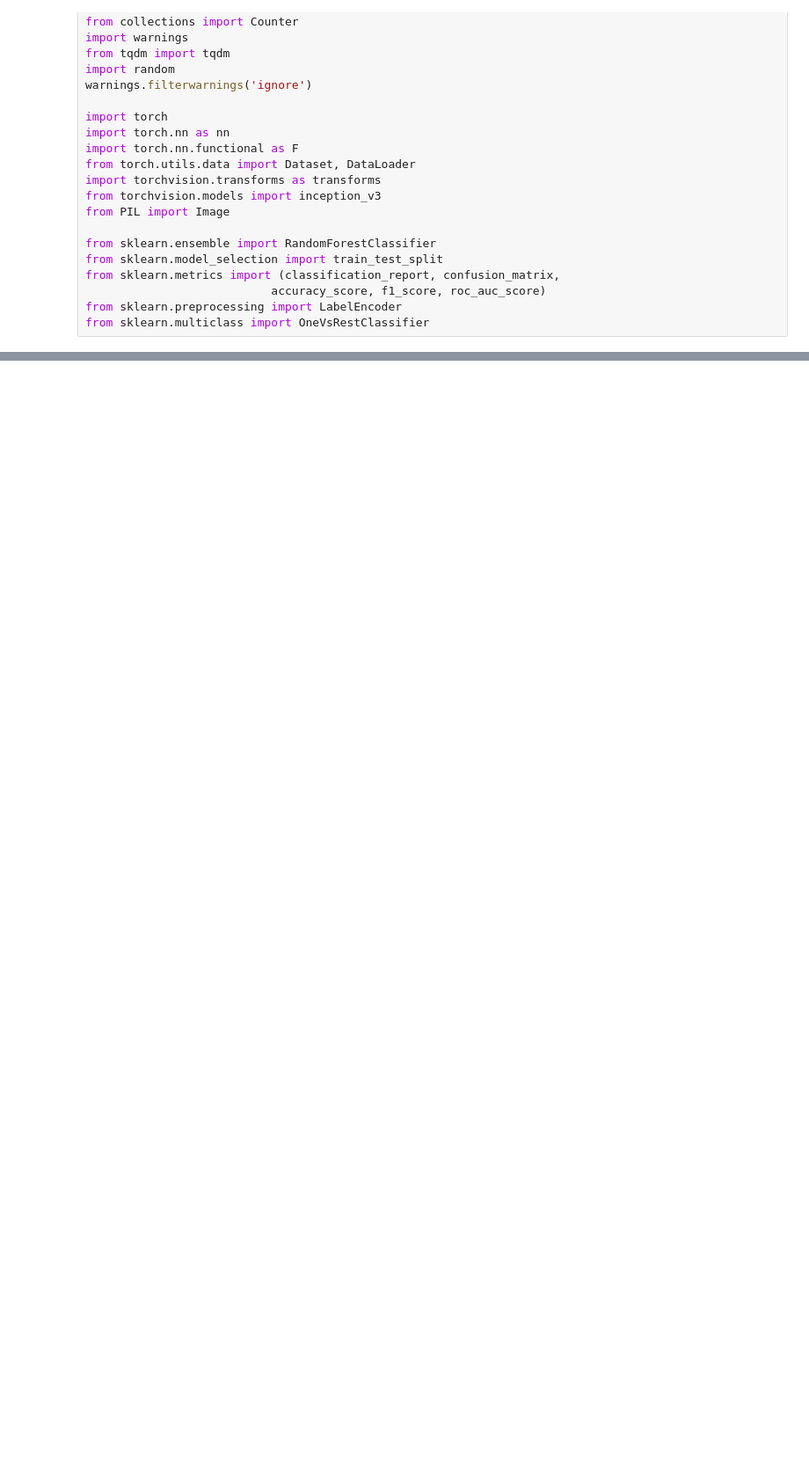
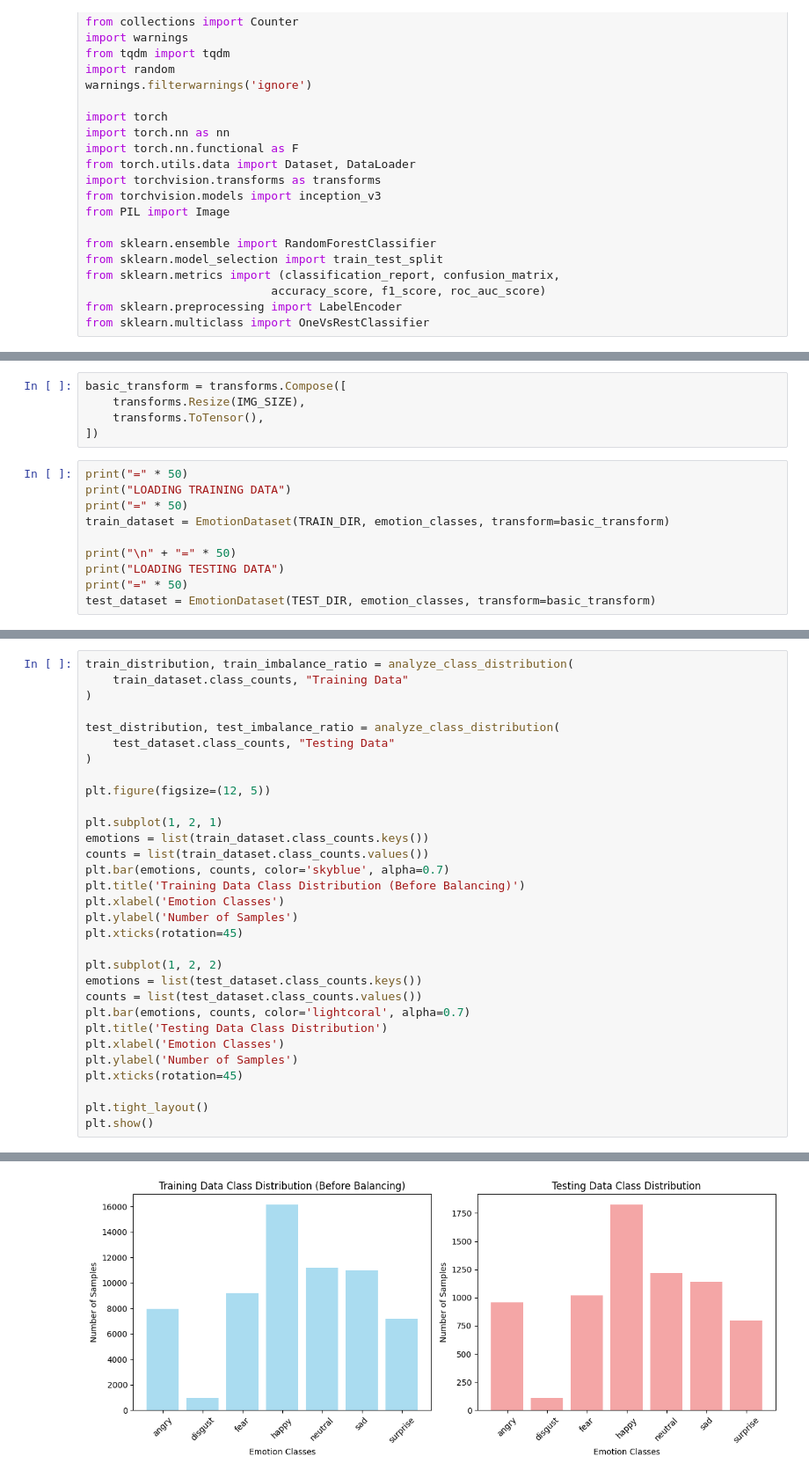
Before and after one commit to acoramadan/Asd_classification_image, a Jupyter notebook: notebook/random_forest/randomforest_inception30.ipynb, the cells around one changed output, grey strips where cells are left out. Shown at 88% size. Drawn from its saved outputs; the diff is of its cells as text; blank space fills up the shorter version.

```diff
--- a/notebook/random_forest/randomforest_inception30.ipynb
+++ b/notebook/random_forest/randomforest_inception30.ipynb
@@ -44,0 +104,15 @@ PyTorch version: 2.8.0+cu126
+# %%
+basic_transform = transforms.Compose([
+    transforms.Resize(IMG_SIZE),
+    transforms.ToTensor(),
+])
+# %%
+print("=" * 50)
+print("LOADING TRAINING DATA")
+print("=" * 50)
+train_dataset = EmotionDataset(TRAIN_DIR, emotion_classes, transform=basic_transform)
+
+print("\n" + "=" * 50)
+print("LOADING TESTING DATA")
+print("=" * 50)
+test_dataset = EmotionDataset(TEST_DIR, emotion_classes, transform=basic_transform)
@@ -44,0 +158,32 @@ PyTorch version: 2.8.0+cu126
+# %%
+train_distribution, train_imbalance_ratio = analyze_class_distribution(
+    train_dataset.class_counts, "Training Data"
+)
+
+test_distribution, test_imbalance_ratio = analyze_class_distribution(
+    test_dataset.class_counts, "Testing Data"
+)
+
+plt.figure(figsize=(12, 5))
+
+plt.subplot(1, 2, 1)
+emotions = list(train_dataset.class_counts.keys())
+counts = list(train_dataset.class_counts.values())
+plt.bar(emotions, counts, color='skyblue', alpha=0.7)
+plt.title('Training Data Class Distribution (Before Balancing)')
+plt.xlabel('Emotion Classes')
+plt.ylabel('Number of Samples')
+plt.xticks(rotation=45)
+
+plt.subplot(1, 2, 2)
+emotions = list(test_dataset.class_counts.keys())
+counts = list(test_dataset.class_counts.values())
+plt.bar(emotions, counts, color='lightcoral', alpha=0.7)
+plt.title('Testing Data Class Distribution')
+plt.xlabel('Emotion Classes')
+plt.ylabel('Number of Samples')
+plt.xticks(rotation=45)
+
+plt.tight_layout()
+plt.show()
+# %% [output]
@@ -44,0 +207 @@ PyTorch version: 2.8.0+cu126
+[figure, added]
```
Also changed, not shown: parts of 22 cells of this notebook, 4 other files.
